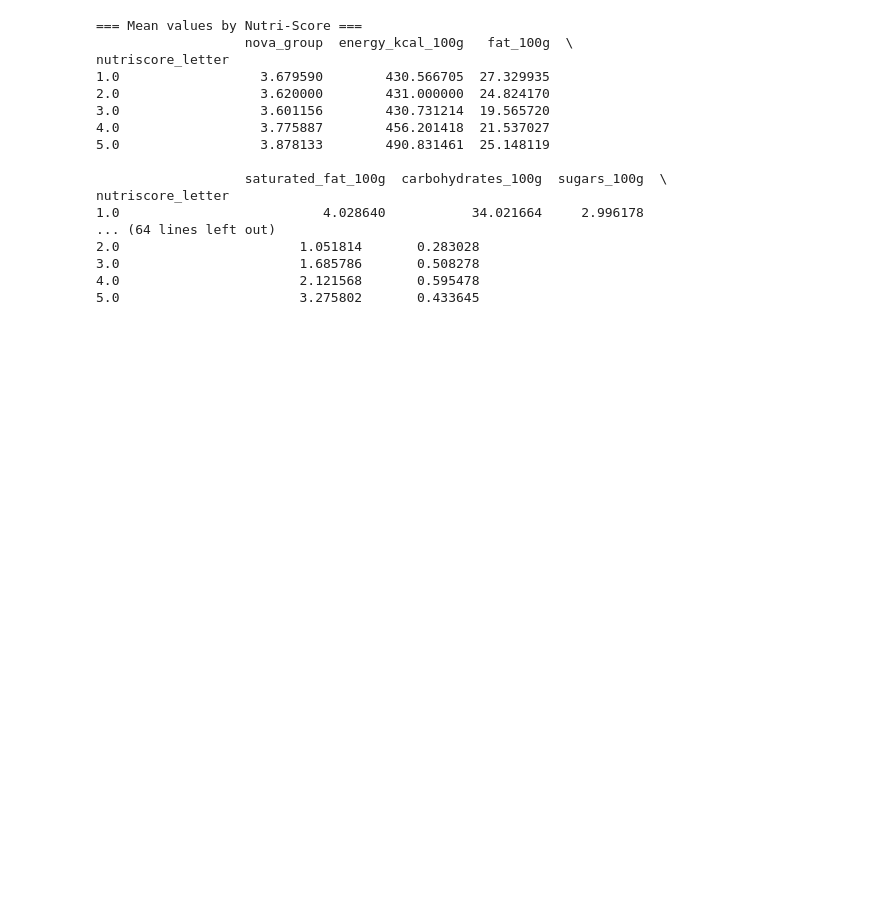
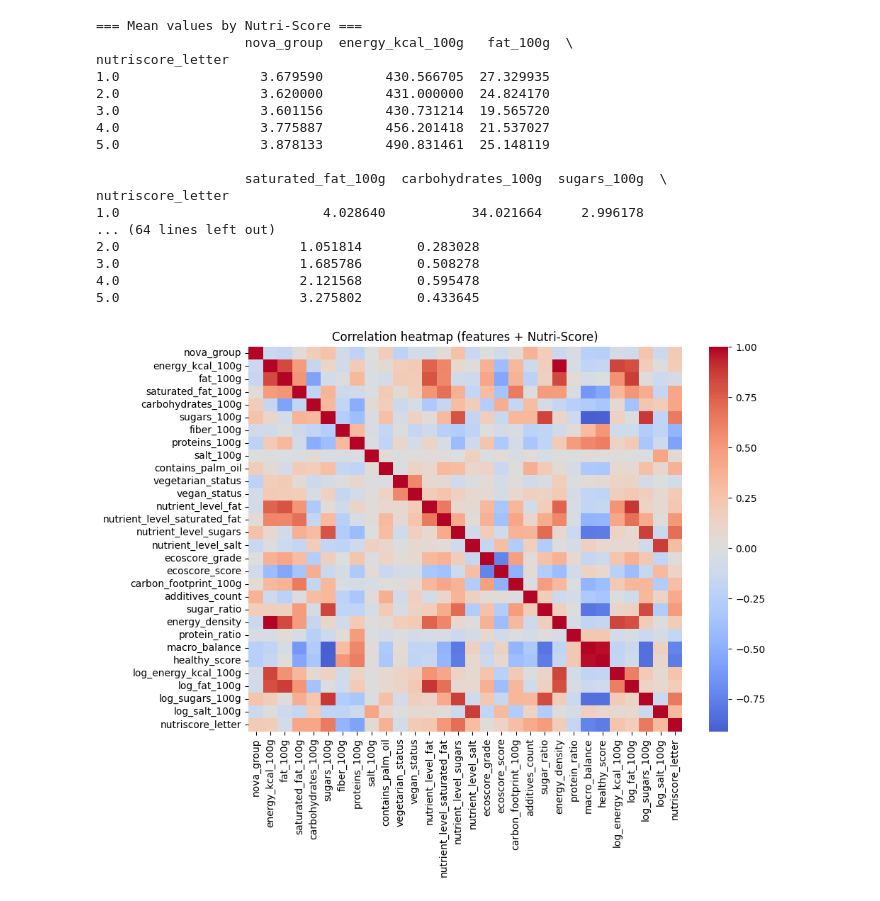
Before and after one commit to omaramin-77/Smart-Food-Guardian, a Jupyter notebook: EDA.ipynb, the cells around one changed output. Cells and saved outputs as stored; diff of their text form; code cells hidden in the pictures; blank space fills up the shorter version.

Commit message:
correlation heatmap + of features with Nutri-Score

```diff
--- a/EDA.ipynb
+++ b/EDA.ipynb
@@ -112,3 +112,21 @@ nutriscore_letter
 3.0                       1.685786       0.508278
 4.0                       2.121568       0.595478
 5.0                       3.275802       0.433645
+# %%
+plt.rcParams["figure.figsize"] = (8, 5)
+# %%
+corr_cols = feature_cols + ["nutriscore_letter"]
+corr = df[corr_cols].corr()
+
+plt.figure(figsize=(10, 8))
+sns.heatmap(
+    corr,
+    annot=False,
+    cmap="coolwarm",
+    center=0
+)
+plt.title("Correlation heatmap (features + Nutri-Score)")
+plt.tight_layout()
+plt.show()
+# %% [output]
+[figure, added]
```
Also changed, not shown: parts of 1 cell of this notebook.
